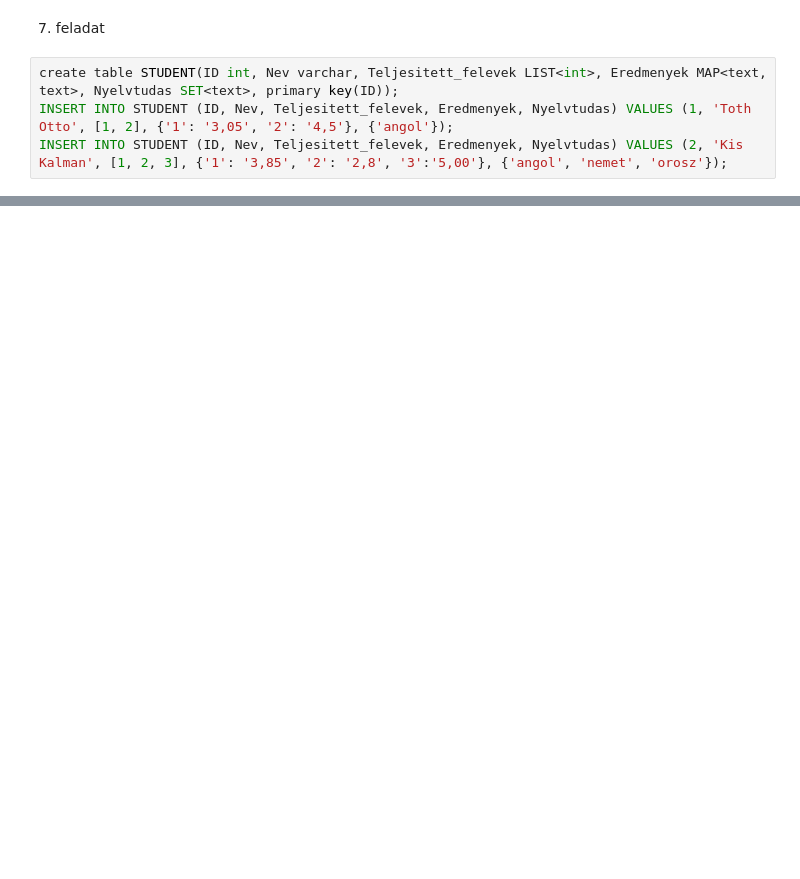
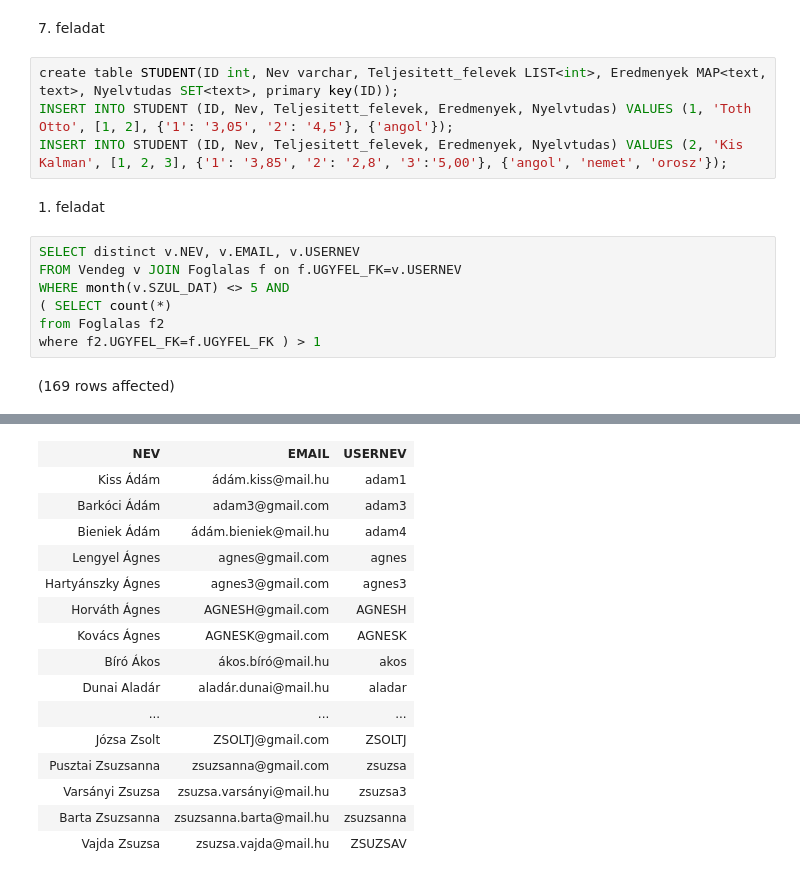
Before and after one commit to barnabasbaranyistud/zh4, a Jupyter notebook: zh4.ipynb, the cells around one changed output, grey strips where cells are left out. Cells and saved outputs as stored; diff of their text form; blank space fills up the shorter version.

```diff
--- a/zh4.ipynb
+++ b/zh4.ipynb
@@ -10,3 +14,14 @@ return distinct p.name
 create table STUDENT(ID int, Nev varchar, Teljesitett_felevek LIST<int>, Eredmenyek MAP<text, text>, Nyelvtudas SET<text>, primary key(ID));
 INSERT INTO STUDENT (ID, Nev, Teljesitett_felevek, Eredmenyek, Nyelvtudas) VALUES (1, 'Toth Otto', [1, 2], {'1': '3,05', '2': '4,5'}, {'angol'});
 INSERT INTO STUDENT (ID, Nev, Teljesitett_felevek, Eredmenyek, Nyelvtudas) VALUES (2, 'Kis Kalman', [1, 2, 3], {'1': '3,85', '2': '2,8', '3':'5,00'}, {'angol', 'nemet', 'orosz'});
+# %% [markdown]
+1\. feladat
+# %%
+SELECT distinct v.NEV, v.EMAIL, v.USERNEV
+FROM Vendeg v JOIN Foglalas f on f.UGYFEL_FK=v.USERNEV
+WHERE month(v.SZUL_DAT) <> 5 AND
+( SELECT count(*)
+from Foglalas f2
+where f2.UGYFEL_FK=f.UGYFEL_FK ) > 1
+# %% [output]
+(169 rows affected)
@@ -12,0 +29,16 @@ INSERT INTO STUDENT (ID, Nev, Teljesitett_felevek, Eredmenyek, Nyelvtudas) VALUE
+| NEV | EMAIL | USERNEV |
+| Kiss Ádám | ádám.kiss@mail.hu | adam1 |
+| Barkóci Ádám | adam3@gmail.com | adam3 |
+| Bieniek Ádám | ádám.bieniek@mail.hu | adam4 |
+| Lengyel Ágnes | agnes@gmail.com | agnes |
+| Hartyánszky Ágnes | agnes3@gmail.com | agnes3 |
+| Horváth Ágnes | AGNESH@gmail.com | AGNESH |
+| Kovács Ágnes | AGNESK@gmail.com | AGNESK |
+| Bíró Ákos | ákos.bíró@mail.hu | akos |
+| Dunai Aladár | aladár.dunai@mail.hu | aladar |
+| ... | ... | ... |
+| Józsa Zsolt | ZSOLTJ@gmail.com | ZSOLTJ |
+| Pusztai Zsuzsanna | zsuzsanna@gmail.com | zsuzsa |
+| Varsányi Zsuzsa | zsuzsa.varsányi@mail.hu | zsuzsa3 |
+| Barta Zsuzsanna | zsuzsanna.barta@mail.hu | zsuzsanna |
+| Vajda Zsuzsa | zsuzsa.vajda@mail.hu | ZSUZSAV |
```
Also changed, not shown: parts of 2 cells of this notebook.
